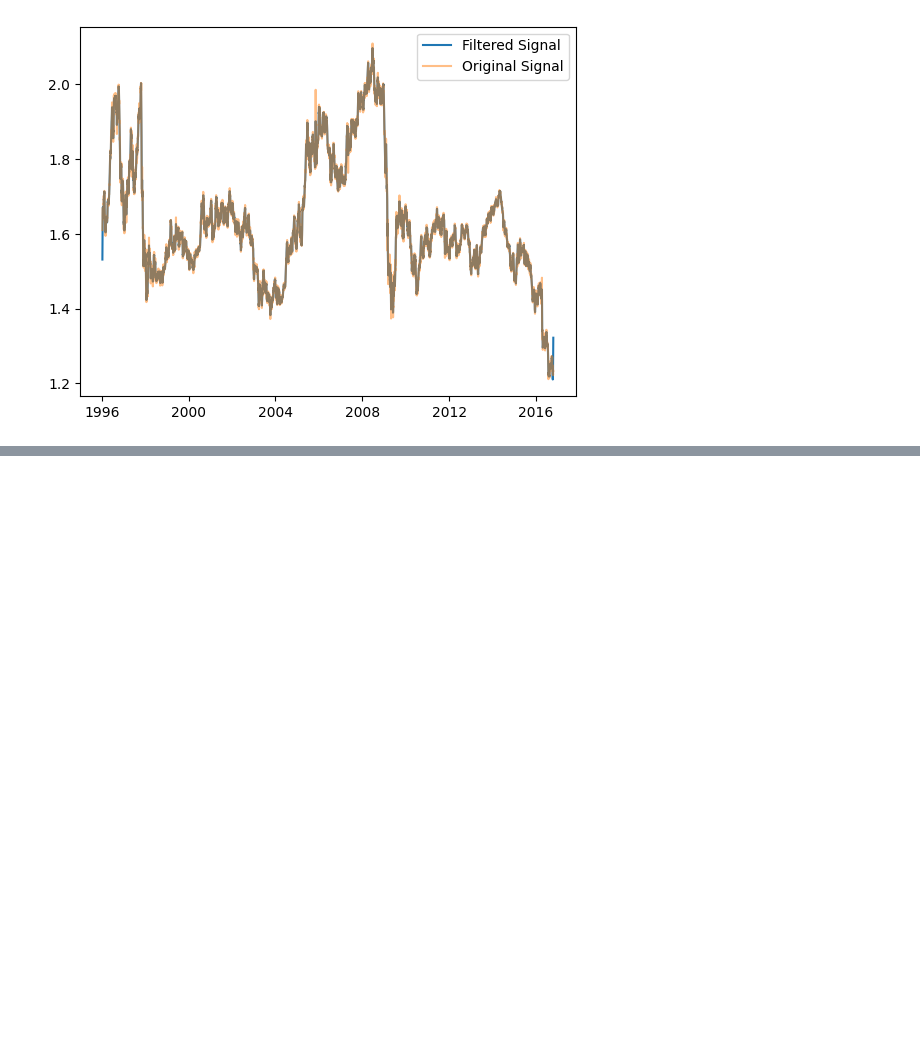
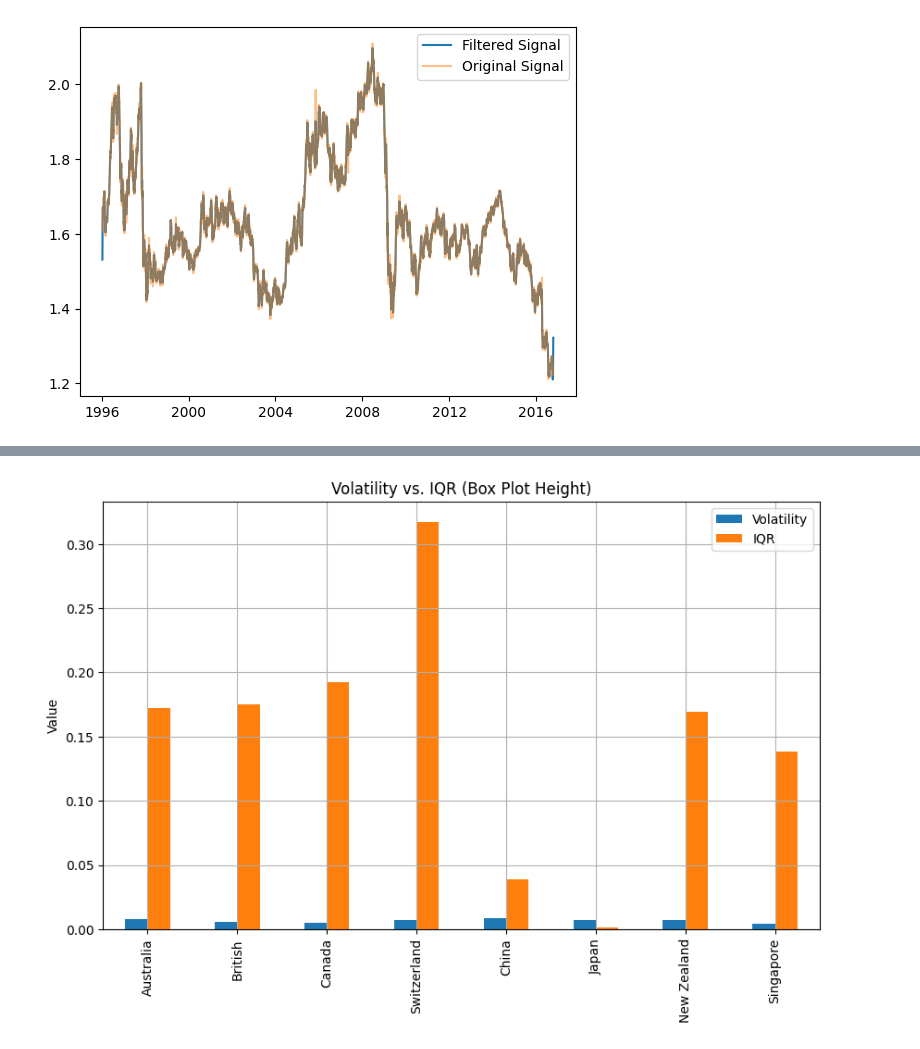
Before and after one commit to Diegorugev/Transformers_currency, a Jupyter notebook: scr/Notebooks/processed_data.ipynb, the cells around one changed output, grey strips where cells are left out. Cells and saved outputs as stored; diff of their text form; code cells hidden in the pictures; blank space fills up the shorter version.

```diff
--- a/scr/Notebooks/processed_data.ipynb
+++ b/scr/Notebooks/processed_data.ipynb
@@ -233,0 +240,11 @@ g
+# %%
+returns = df[exchange_country].pct_change()
+volatility = returns.std()
+iqr = df[exchange_country].quantile(0.75) - df[exchange_country].quantile(0.25) # size of boxplot
+
+# Comparar con la volatilidad
+comparison = pd.DataFrame({
+    'Volatility': volatility,
+    'IQR': iqr
+})
+print(comparison)
@@ -233,0 +261,7 @@ g
+# %%
+comparison.plot(kind='bar', figsize=(10, 6), title="Volatility vs. IQR (Box Plot Height)")
+plt.ylabel("Value")
+plt.grid()
+plt.show()
+# %% [output]
+[figure, added]
```
Also changed, not shown: parts of 6 cells of this notebook.
